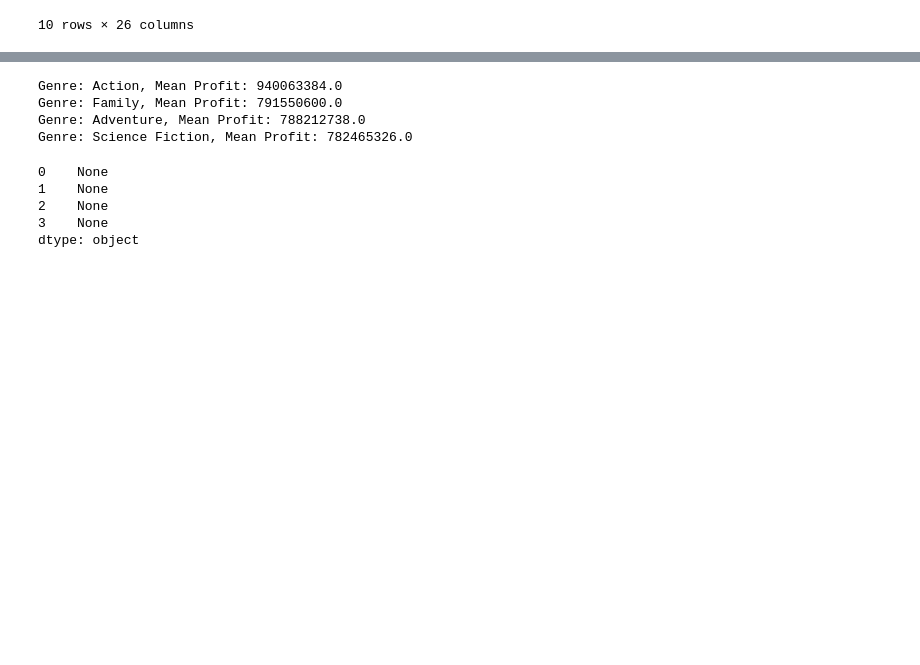
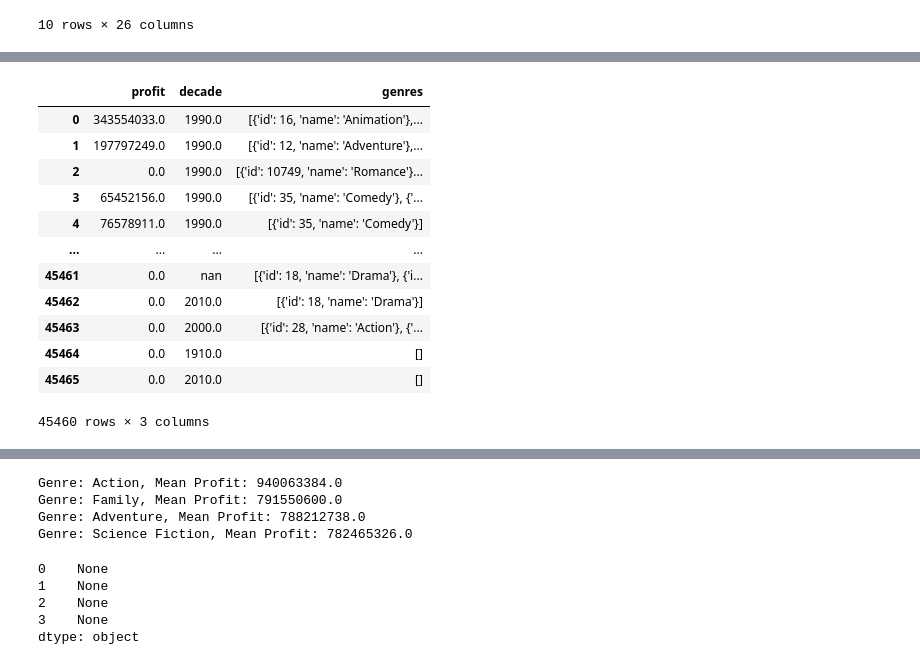
Before and after one commit to madelinebirch/PROJECT_Microsoft_Film_EDA, a Jupyter notebook: notebook.ipynb, the cells around one changed output, grey strips where cells are left out. Saved outputs shown, nothing was run; the diff lists cells and outputs as text; code cells hidden in the pictures; blank space fills up the shorter version.

```diff
--- a/notebook.ipynb
+++ b/notebook.ipynb
@@ -368,3 +368,24 @@ top_10_profits
 | 22110 | False | {'id': 386382, 'name': 'Frozen Co... | 150000000 | [{'id': 16, 'name': 'Animation'},... | http://movies.disney.com/frozen | 109445 | tt2294629 | en | ... |
 | 42222 | False | NaN | 160000000 | [{'id': 10751, 'name': 'Family'},... | http://movies.disney.com/beauty-a... | 321612 | tt2771200 | en | ... |
 10 rows × 26 columns
+# %%
+# Converting the 'release_date' column to a datetime column
+genre_df['release_date'] = pd.to_datetime(genre_df['release_date'])
+
+# Creating a new column that represents the decade of the release date
+genre_df['decade'] = genre_df['release_date'].apply(lambda x: x.year // 10 * 10)
+
+# Grouping the DataFrame by  'decade' and 'genre' columns
+genre_df_grouped = genre_df.groupby(['decade', 'genres'])
+
+# Aggregating the 'profit' column using the 'mean' function to get the average profit by decade and genre
+genre_df_agg = genre_df_grouped['profit'].mean()
+
+# Using unstack method to pivot the data so that the genres are in columns and the decades are in rows
+genre_df_pivot = genre_df_agg.unstack()
+
+# Using the idxmax method to get the highest profitable genre for each decade
+best_genre_by_decade = genre_df_pivot.apply(lambda x: x.idxmax(), axis=1)
+
+# Printing the resulting series
+print(best_genre_by_decade)
@@ -370,0 +411,19 @@ top_10_profits
+# %%
+best_genre_by_decade = genre_df.loc[:, ['profit', 'decade', 'genres']]
+best_genre_by_decade['decade'] = best_genre_by_decade['decade'].astype(str)
+
+best_genre_by_decade
+# %% [output]
+|  | profit | decade | genres |
+| 0 | 343554033.0 | 1990.0 | [{'id': 16, 'name': 'Animation'},... |
+| 1 | 197797249.0 | 1990.0 | [{'id': 12, 'name': 'Adventure'},... |
+| 2 | 0.0 | 1990.0 | [{'id': 10749, 'name': 'Romance'}... |
+| 3 | 65452156.0 | 1990.0 | [{'id': 35, 'name': 'Comedy'}, {'... |
+| 4 | 76578911.0 | 1990.0 | [{'id': 35, 'name': 'Comedy'}] |
+| ... | ... | ... | ... |
+| 45461 | 0.0 | nan | [{'id': 18, 'name': 'Drama'}, {'i... |
+| 45462 | 0.0 | 2010.0 | [{'id': 18, 'name': 'Drama'}] |
+| 45463 | 0.0 | 2000.0 | [{'id': 28, 'name': 'Action'}, {'... |
+| 45464 | 0.0 | 1910.0 | [] |
+| 45465 | 0.0 | 2010.0 | [] |
+45460 rows × 3 columns
```
Also changed, not shown: parts of 12 cells of this notebook, 4 other files.
